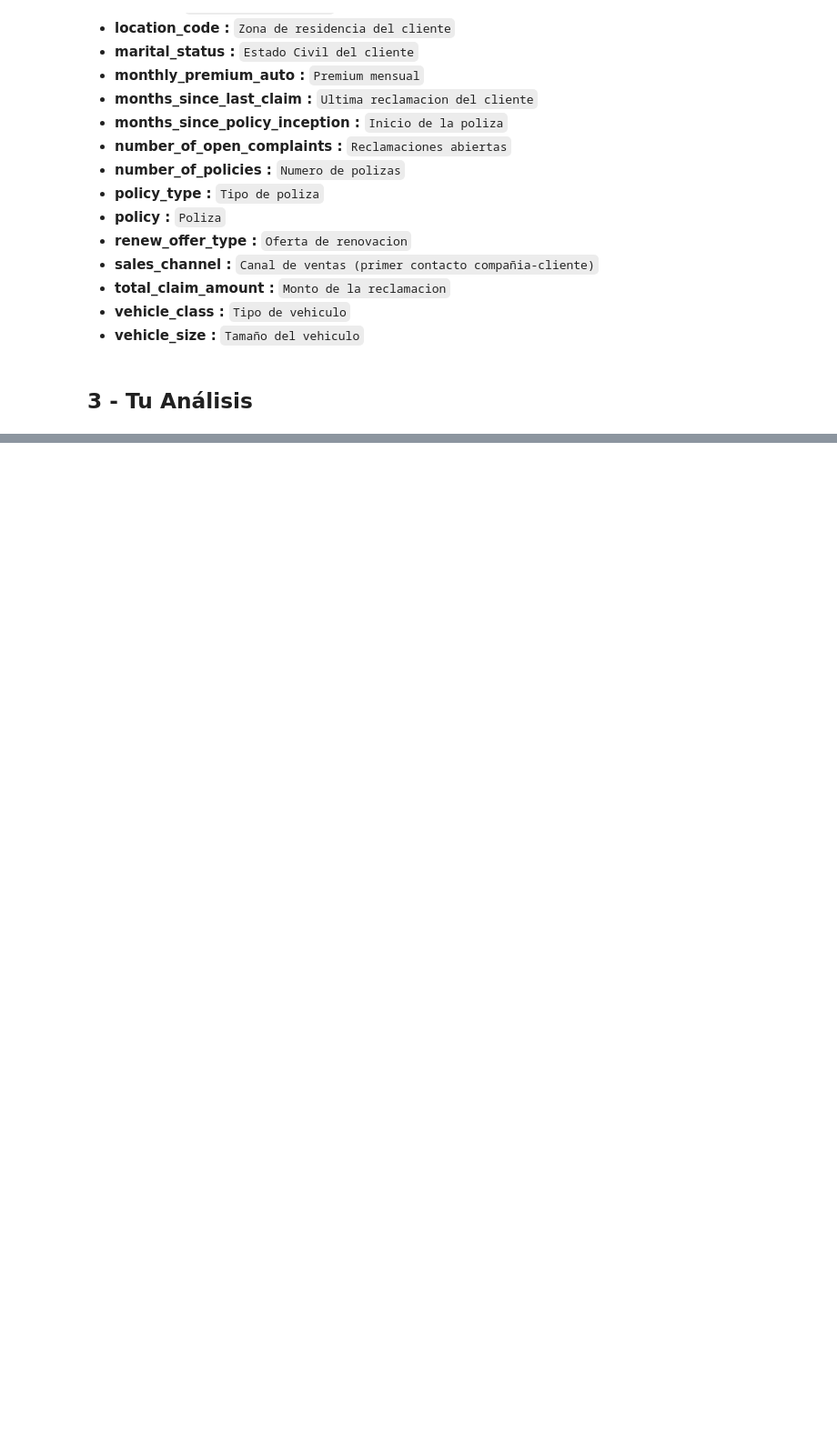
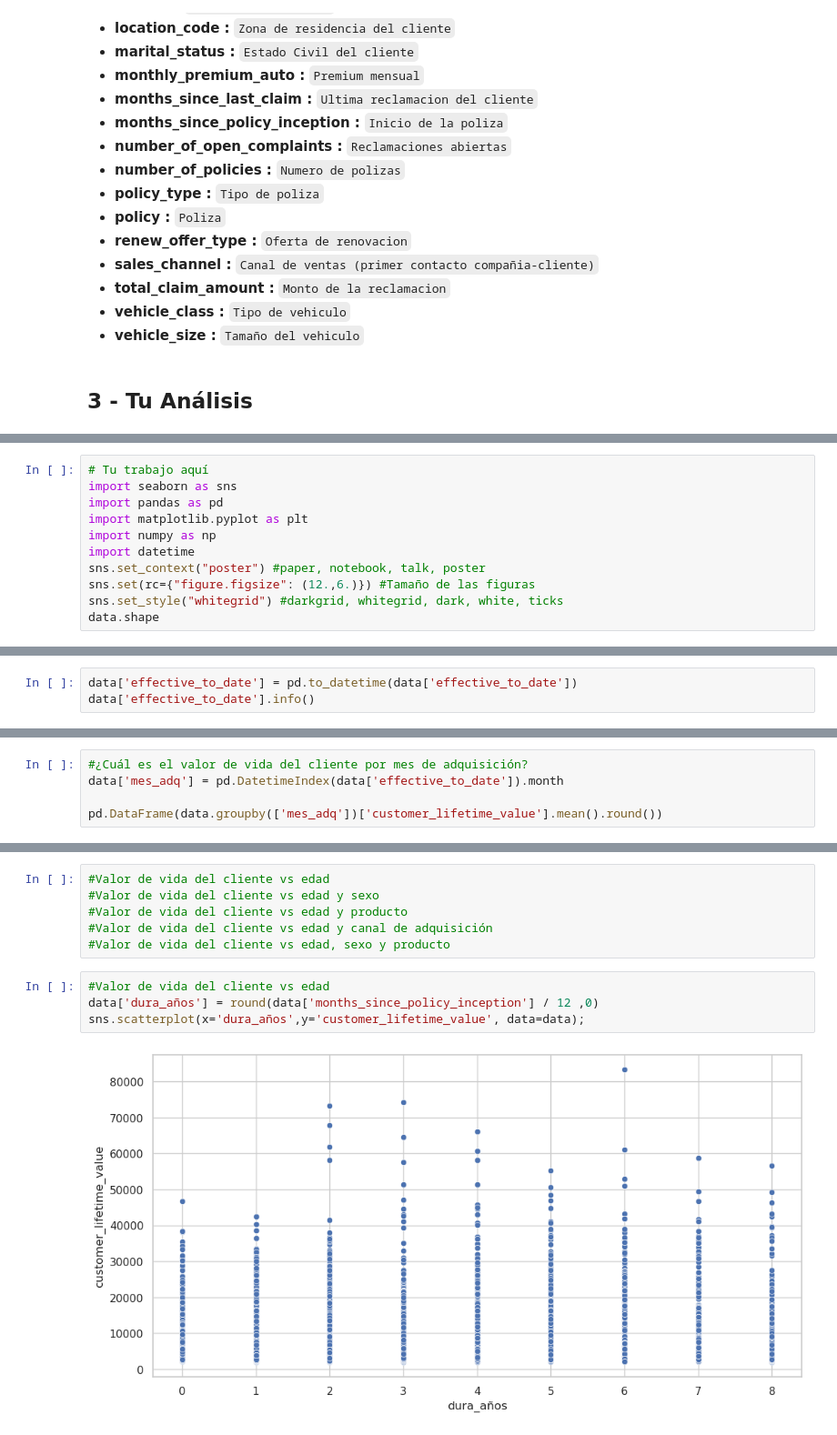
Before and after one commit to GammaTechData/Challenge-4_Real_business_case, a Jupyter notebook: main.ipynb, the cells around one changed output, grey strips where cells are left out. Shown at 91% size. Drawn from its saved outputs; the diff is of its cells as text; blank space fills up the shorter version.

```diff
--- a/main.ipynb
+++ b/main.ipynb
@@ -68,0 +88,11 @@ data.head()
+# %%
+# Tu trabajo aquí
+import seaborn as sns
+import pandas as pd
+import matplotlib.pyplot as plt
+import numpy as np
+import datetime
+sns.set_context("poster") #paper, notebook, talk, poster
+sns.set(rc={"figure.figsize": (12.,6.)}) #Tamaño de las figuras
+sns.set_style("whitegrid") #darkgrid, whitegrid, dark, white, ticks
+data.shape
@@ -68,0 +121,3 @@ data.head()
+# %%
+data['effective_to_date'] = pd.to_datetime(data['effective_to_date'])
+data['effective_to_date'].info()
@@ -68,0 +157,5 @@ data.head()
+# %%
+#¿Cuál es el valor de vida del cliente por mes de adquisición?
+data['mes_adq'] = pd.DatetimeIndex(data['effective_to_date']).month
+
+pd.DataFrame(data.groupby(['mes_adq'])['customer_lifetime_value'].mean().round())
@@ -68,0 +181,12 @@ data.head()
+# %%
+#Valor de vida del cliente vs edad
+#Valor de vida del cliente vs edad y sexo
+#Valor de vida del cliente vs edad y producto
+#Valor de vida del cliente vs edad y canal de adquisición
+#Valor de vida del cliente vs edad, sexo y producto
+# %%
+#Valor de vida del cliente vs edad
+data['dura_años'] = round(data['months_since_policy_inception'] / 12 ,0)
+sns.scatterplot(x='dura_años',y='customer_lifetime_value', data=data);
+# %% [output]
+[figure, added]
```
Also changed, not shown: parts of 47 cells of this notebook.
